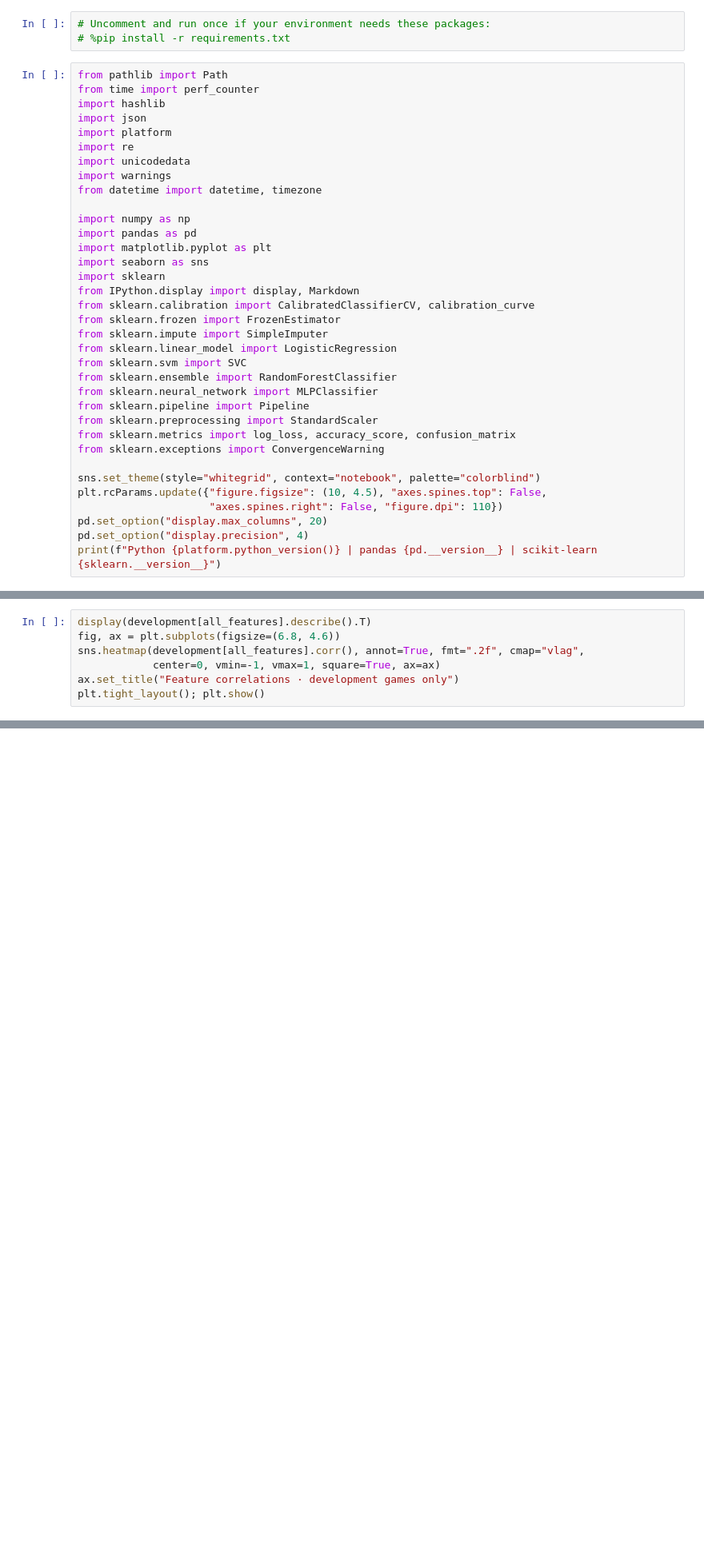
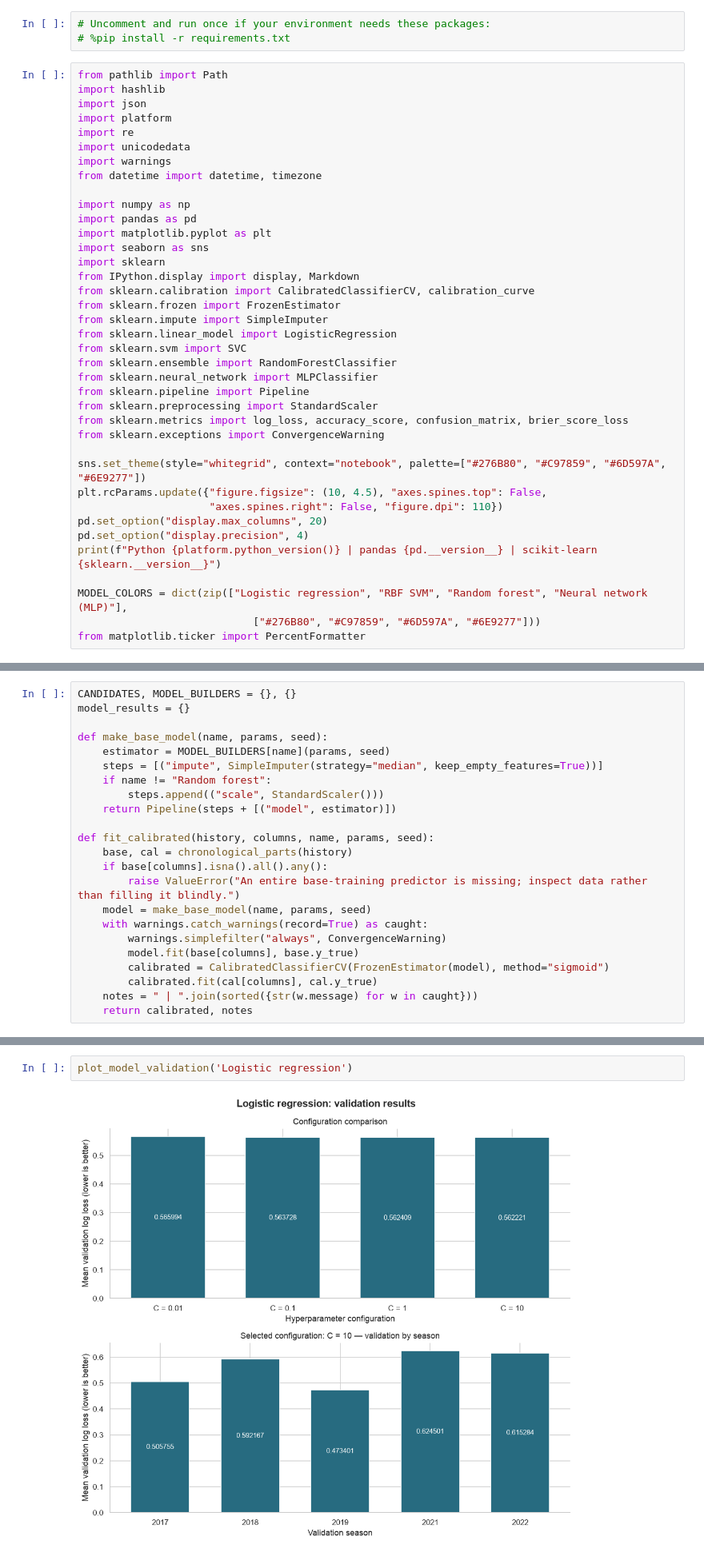
Before and after one commit to saathanac/syde-522-final-project, a Jupyter notebook: March_Madness_Model_Comparison.ipynb, the cells around one changed output, grey strips where cells are left out. Shown at 80% size. Saved outputs shown, nothing was run; the diff lists cells and outputs as text; blank space fills up the shorter version.

Commit message:
Update model comparison notebook and supporting documentation

```diff
--- a/March_Madness_Model_Comparison.ipynb
+++ b/March_Madness_Model_Comparison.ipynb
@@ -44,7 +18,6 @@ Uncomment the `%pip` line only if imports fail. Restart the kernel after install
 # %pip install -r requirements.txt
 # %%
 from pathlib import Path
-from time import perf_counter
 import hashlib
 import json
 import platform
@@ -68,12 +41,16 @@ from sklearn.ensemble import RandomForestClassifier
 from sklearn.neural_network import MLPClassifier
 from sklearn.pipeline import Pipeline
 from sklearn.preprocessing import StandardScaler
-from sklearn.metrics import log_loss, accuracy_score, confusion_matrix
+from sklearn.metrics import log_loss, accuracy_score, confusion_matrix, brier_score_loss
 from sklearn.exceptions import ConvergenceWarning
 
-sns.set_theme(style="whitegrid", context="notebook", palette="colorblind")
+sns.set_theme(style="whitegrid", context="notebook", palette=["#276B80", "#C97859", "#6D597A", "#6E9277"])
 plt.rcParams.update({"figure.figsize": (10, 4.5), "axes.spines.top": False,
                      "axes.spines.right": False, "figure.dpi": 110})
 pd.set_option("display.max_columns", 20)
 pd.set_option("display.precision", 4)
 print(f"Python {platform.python_version()} | pandas {pd.__version__} | scikit-learn {sklearn.__version__}")
+
+MODEL_COLORS = dict(zip(["Logistic regression", "RBF SVM", "Random forest", "Neural network (MLP)"],
+                            ["#276B80", "#C97859", "#6D597A", "#6E9277"]))
+from matplotlib.ticker import PercentFormatter
@@ -294,7 +290,0 @@ Inspect missingness and correlations before fixing the experiment. Do not choose
-# %%
-display(development[all_features].describe().T)
-fig, ax = plt.subplots(figsize=(6.8, 4.6))
-sns.heatmap(development[all_features].corr(), annot=True, fmt=".2f", cmap="vlag",
-            center=0, vmin=-1, vmax=1, square=True, ax=ax)
-ax.set_title("Feature correlations · development games only")
-plt.tight_layout(); plt.show()
@@ -475,0 +432,23 @@ if not warning_rows.empty:
+# %%
+CANDIDATES, MODEL_BUILDERS = {}, {}
+model_results = {}
+
+def make_base_model(name, params, seed):
+    estimator = MODEL_BUILDERS[name](params, seed)
+    steps = [("impute", SimpleImputer(strategy="median", keep_empty_features=True))]
+    if name != "Random forest":
+        steps.append(("scale", StandardScaler()))
+    return Pipeline(steps + [("model", estimator)])
+
+def fit_calibrated(history, columns, name, params, seed):
+    base, cal = chronological_parts(history)
+    if base[columns].isna().all().any():
+        raise ValueError("An entire base-training predictor is missing; inspect data rather than filling it blindly.")
+    model = make_base_model(name, params, seed)
+    with warnings.catch_warnings(record=True) as caught:
+        warnings.simplefilter("always", ConvergenceWarning)
+        model.fit(base[columns], base.y_true)
+        calibrated = CalibratedClassifierCV(FrozenEstimator(model), method="sigmoid")
+        calibrated.fit(cal[columns], cal.y_true)
+    notes = " | ".join(sorted({str(w.message) for w in caught}))
+    return calibrated, notes
@@ -475,0 +601,4 @@ if not warning_rows.empty:
+# %%
+plot_model_validation('Logistic regression')
+# %% [output]
+[figure, added]
```
Also changed, not shown: parts of 93 cells of this notebook, 2 other files.
